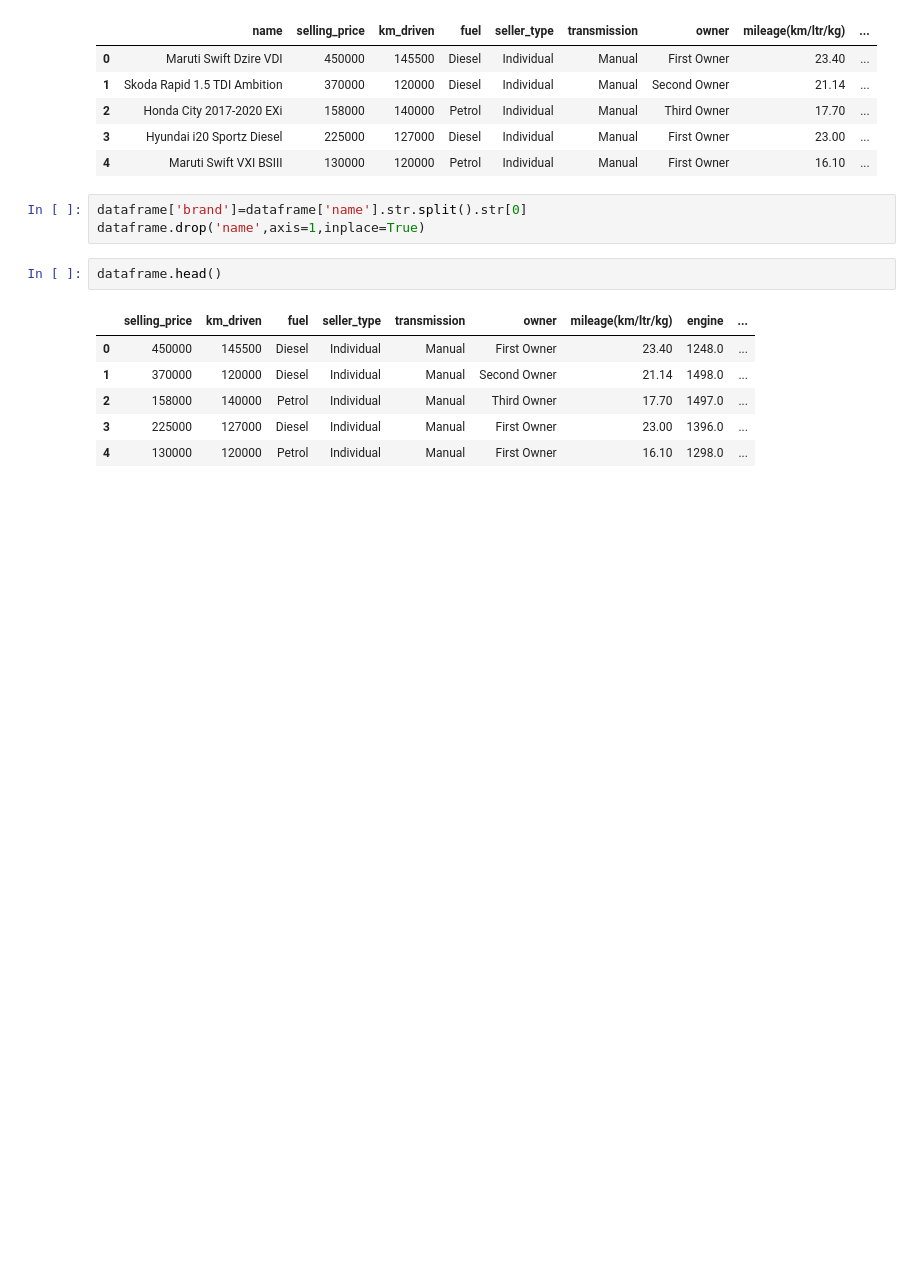
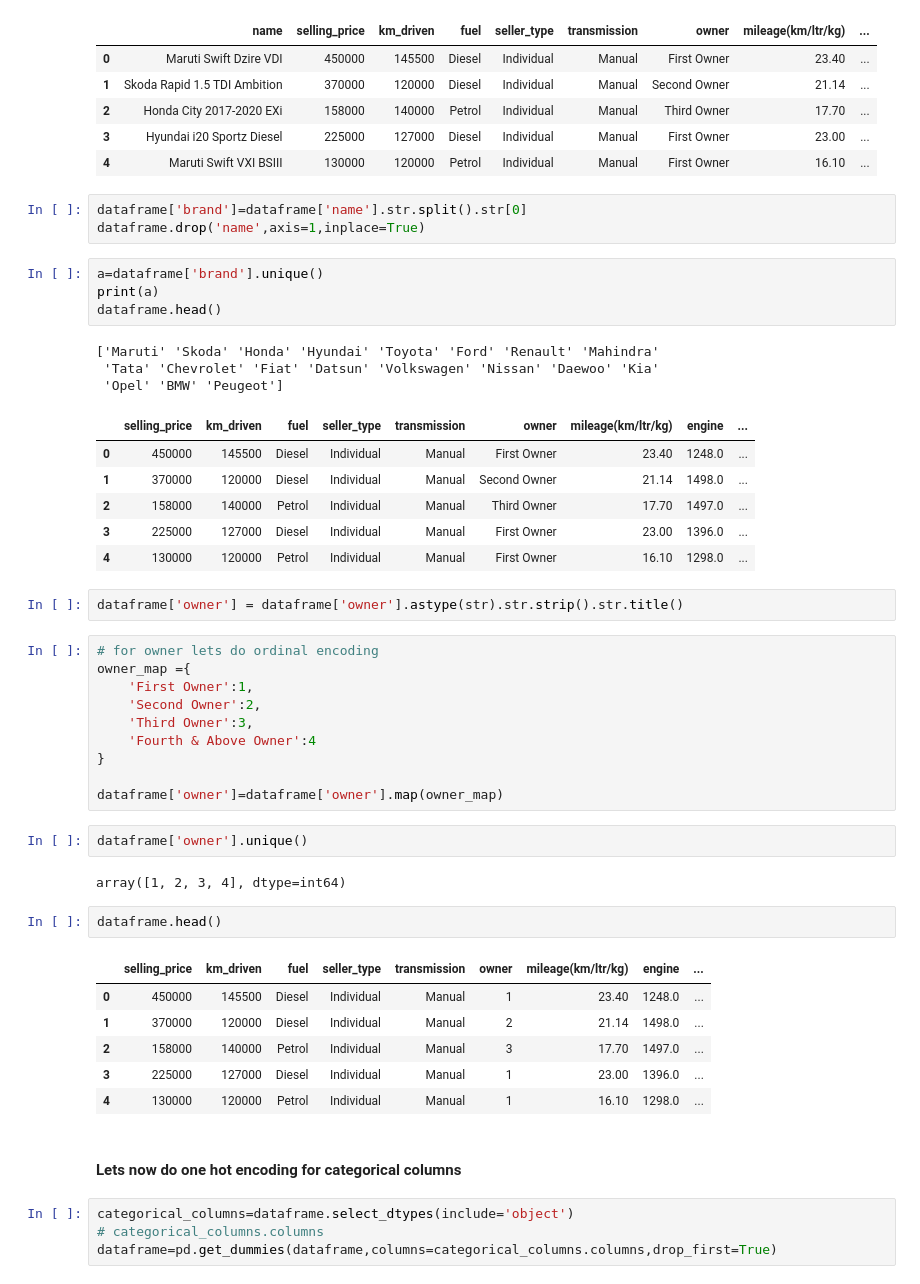
Before and after one commit to nishchalacharya/Car-Price-Predict-Model, a Jupyter notebook: datapreprocessing.ipynb, the cells around one changed output. Drawn from its saved outputs; the diff is of its cells as text; blank space fills up the shorter version.

```diff
--- a/datapreprocessing.ipynb
+++ b/datapreprocessing.ipynb
@@ -377,11 +377,47 @@ dataframe.head()
 dataframe['brand']=dataframe['name'].str.split().str[0]
 dataframe.drop('name',axis=1,inplace=True)
 # %%
+a=dataframe['brand'].unique()
+print(a)
 dataframe.head()
 # %% [output]
+['Maruti' 'Skoda' 'Honda' 'Hyundai' 'Toyota' 'Ford' 'Renault' 'Mahindra'
+ 'Tata' 'Chevrolet' 'Fiat' 'Datsun' 'Volkswagen' 'Nissan' 'Daewoo' 'Kia'
+ 'Opel' 'BMW' 'Peugeot']
 |  | selling_price | km_driven | fuel | seller_type | transmission | owner | mileage(km/ltr/kg) | engine | ... |
 | 0 | 450000 | 145500 | Diesel | Individual | Manual | First Owner | 23.40 | 1248.0 | ... |
 | 1 | 370000 | 120000 | Diesel | Individual | Manual | Second Owner | 21.14 | 1498.0 | ... |
 | 2 | 158000 | 140000 | Petrol | Individual | Manual | Third Owner | 17.70 | 1497.0 | ... |
 | 3 | 225000 | 127000 | Diesel | Individual | Manual | First Owner | 23.00 | 1396.0 | ... |
 | 4 | 130000 | 120000 | Petrol | Individual | Manual | First Owner | 16.10 | 1298.0 | ... |
+# %%
+dataframe['owner'] = dataframe['owner'].astype(str).str.strip().str.title()
+# %%
+# for owner lets do ordinal encoding
+owner_map ={
+    'First Owner':1,
+    'Second Owner':2,
+    'Third Owner':3,
+    'Fourth & Above Owner':4
+}
+
+dataframe['owner']=dataframe['owner'].map(owner_map)
+# %%
+dataframe['owner'].unique()
+# %% [output]
+array([1, 2, 3, 4], dtype=int64)
+# %%
+dataframe.head()
+# %% [output]
+|  | selling_price | km_driven | fuel | seller_type | transmission | owner | mileage(km/ltr/kg) | engine | ... |
+| 0 | 450000 | 145500 | Diesel | Individual | Manual | 1 | 23.40 | 1248.0 | ... |
+| 1 | 370000 | 120000 | Diesel | Individual | Manual | 2 | 21.14 | 1498.0 | ... |
+| 2 | 158000 | 140000 | Petrol | Individual | Manual | 3 | 17.70 | 1497.0 | ... |
+| 3 | 225000 | 127000 | Diesel | Individual | Manual | 1 | 23.00 | 1396.0 | ... |
+| 4 | 130000 | 120000 | Petrol | Individual | Manual | 1 | 16.10 | 1298.0 | ... |
+# %% [markdown]
+#### Lets now do one hot encoding for categorical columns
+# %%
+categorical_columns=dataframe.select_dtypes(include='object')
+# categorical_columns.columns
+dataframe=pd.get_dummies(dataframe,columns=categorical_columns.columns,drop_first=True)
```
Also changed, not shown: parts of 9 cells of this notebook.
